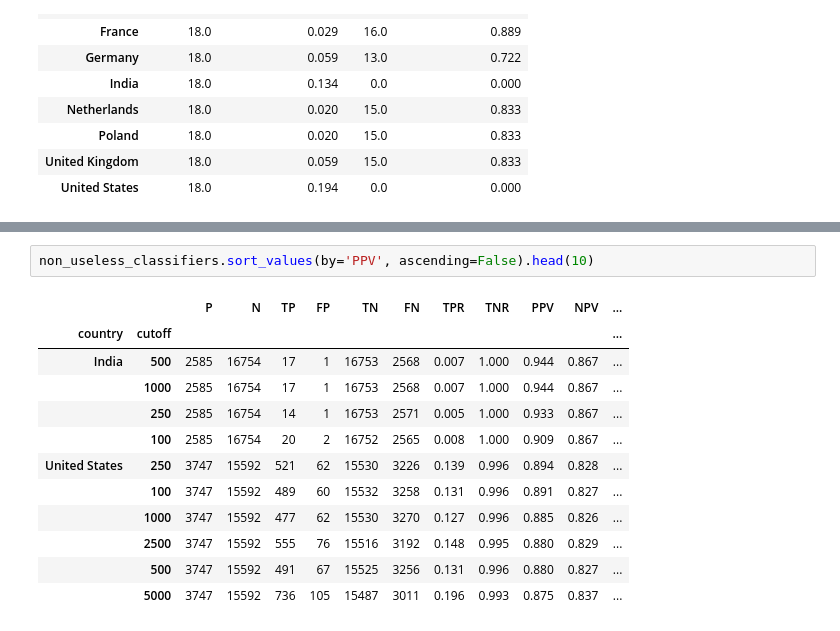
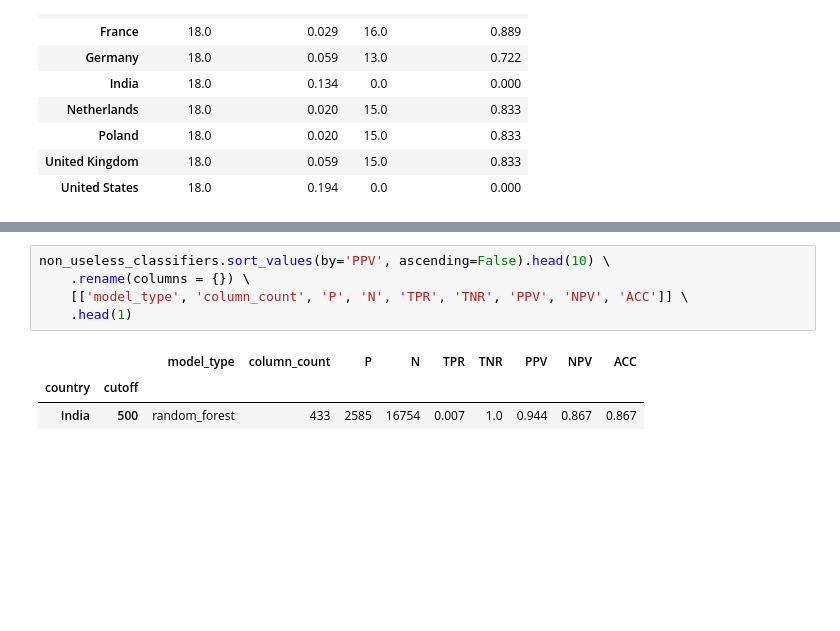
Before and after one commit to kylezeeuwen/ds-stackoverflow2020-analysis, a Jupyter notebook: notebook/visualise_binary_classifier_results.ipynb, the cells around one changed output, grey strips where cells are left out. Saved outputs shown, nothing was run; the diff lists cells and outputs as text; blank space fills up the shorter version.

```diff
--- a/notebook/visualise_results.ipynb
+++ b/notebook/visualise_binary_classifier_results.ipynb
@@ -112,16 +110,10 @@ non_useless_classifiers.sort_values(by='TPR', ascending=False).head(10)
 # %%
-non_useless_classifiers.sort_values(by='PPV', ascending=False).head(10)
+non_useless_classifiers.sort_values(by='PPV', ascending=False).head(10) \
+    .rename(columns = {}) \
+    [['model_type', 'column_count', 'P', 'N', 'TPR', 'TNR', 'PPV', 'NPV', 'ACC']] \
+    .head(1)
 # %% [output]
-|  |  | P | N | TP | FP | TN | FN | TPR | TNR | PPV | NPV | ... |
-| country | cutoff |  |  |  |  |  |  |  |  |  |  | ... |
-| India | 500 | 2585 | 16754 | 17 | 1 | 16753 | 2568 | 0.007 | 1.000 | 0.944 | 0.867 | ... |
-|  | 1000 | 2585 | 16754 | 17 | 1 | 16753 | 2568 | 0.007 | 1.000 | 0.944 | 0.867 | ... |
-|  | 250 | 2585 | 16754 | 14 | 1 | 16753 | 2571 | 0.005 | 1.000 | 0.933 | 0.867 | ... |
-|  | 100 | 2585 | 16754 | 20 | 2 | 16752 | 2565 | 0.008 | 1.000 | 0.909 | 0.867 | ... |
-| United States | 250 | 3747 | 15592 | 521 | 62 | 15530 | 3226 | 0.139 | 0.996 | 0.894 | 0.828 | ... |
-|  | 100 | 3747 | 15592 | 489 | 60 | 15532 | 3258 | 0.131 | 0.996 | 0.891 | 0.827 | ... |
-|  | 1000 | 3747 | 15592 | 477 | 62 | 15530 | 3270 | 0.127 | 0.996 | 0.885 | 0.826 | ... |
-|  | 2500 | 3747 | 15592 | 555 | 76 | 15516 | 3192 | 0.148 | 0.995 | 0.880 | 0.829 | ... |
-|  | 500 | 3747 | 15592 | 491 | 67 | 15525 | 3256 | 0.131 | 0.996 | 0.880 | 0.827 | ... |
-|  | 5000 | 3747 | 15592 | 736 | 105 | 15487 | 3011 | 0.196 | 0.993 | 0.875 | 0.837 | ... |
+|  |  | model_type | column_count | P | N | TPR | TNR | PPV | NPV | ACC |
+| country | cutoff |  |  |  |  |  |  |  |  |  |
+| India | 500 | random_forest | 433 | 2585 | 16754 | 0.007 | 1.0 | 0.944 | 0.867 | 0.867 |
 # %%
```
Also changed, not shown: parts of 9 cells of this notebook, 4 other files.
